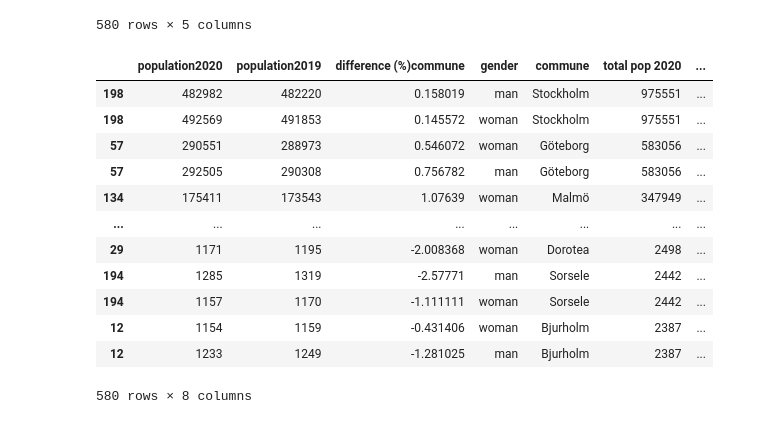
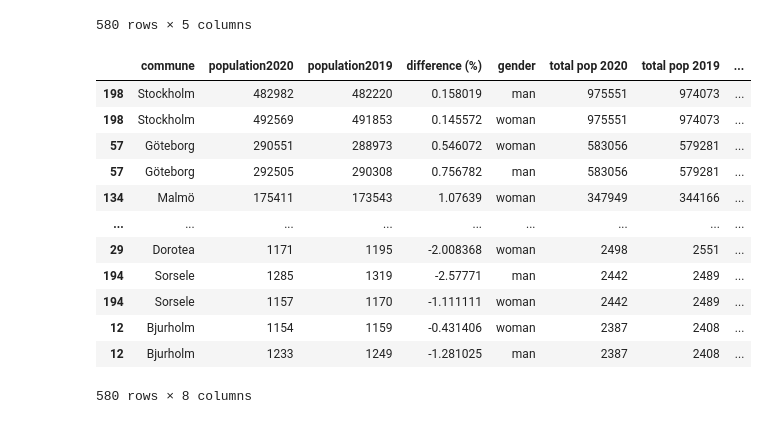
Before and after one commit to jwiegert/databehandling-joachim-wiegert, a Jupyter notebook: exercises/ex00_pandasbasics.ipynb, the cells around one changed output. Drawn from its saved outputs; the diff is of its cells as text; code cells hidden in the pictures.

```diff
--- a/exercises/ex00_pandasbasics.ipynb
+++ b/exercises/ex00_pandasbasics.ipynb
@@ -248,35 +248,33 @@ dfcitymerge
 # %%
 # Continues here instead
 
 # Create double total population data frame
 #df_double_cities = pd.concat([dfcities,dfcities])
 #df_double_cities.sort_values(by="commune")
-
 #df_double_cities.info()
 #dfcitymerge.info()
+#df_cities_totalmerge = pd.concat([dfcitymerge,df_double_cities], axis="columns")
 
-#df_cities_totalmerge = pd.concat([dfcitymerge,df_double_cities], axis="columns")
-df_cities_totalmerge = dfcitymerge.join(dfcities, lsuffix="commune").drop("communecommune", axis="columns")
-df_cities_totalmerge.sort_values(by="total pop 2020", ascending=False)
+# Join total data frame with gendered data frame, clean the results
+df_cities_totalmerge = dfcitymerge.join(dfcities, how="left", rsuffix="total").drop("communetotal", axis="columns")
+df_cities_totalmerge = df_cities_totalmerge.rename(
+    {"difference (%)total" : "total difference (%)"},
+    axis="columns")
 
-# TODO
-# Kolla dokumentationen på pandas.join
-# Prata med Kokchun om din merge här, du får extra "commune" inskrivet i vissa kolumner...
-
-# TODO
-# barplots etc
-# 3e and onward
+# Ordered by size
+df_cities_totalmerge = df_cities_totalmerge.sort_values(by="total pop 2020", ascending=False)
+df_cities_totalmerge
 # %% [output]
-|  | population2020 | population2019 | difference (%)commune | gender | commune | total pop 2020 | ... |
-| 198 | 482982 | 482220 | 0.158019 | man | Stockholm | 975551 | ... |
-| 198 | 492569 | 491853 | 0.145572 | woman | Stockholm | 975551 | ... |
-| 57 | 290551 | 288973 | 0.546072 | woman | Göteborg | 583056 | ... |
-| 57 | 292505 | 290308 | 0.756782 | man | Göteborg | 583056 | ... |
-| 134 | 175411 | 173543 | 1.07639 | woman | Malmö | 347949 | ... |
-| ... | ... | ... | ... | ... | ... | ... | ... |
-| 29 | 1171 | 1195 | -2.008368 | woman | Dorotea | 2498 | ... |
-| 194 | 1285 | 1319 | -2.57771 | man | Sorsele | 2442 | ... |
-| 194 | 1157 | 1170 | -1.111111 | woman | Sorsele | 2442 | ... |
-| 12 | 1154 | 1159 | -0.431406 | woman | Bjurholm | 2387 | ... |
-| 12 | 1233 | 1249 | -1.281025 | man | Bjurholm | 2387 | ... |
+|  | commune | population2020 | population2019 | difference (%) | gender | total pop 2020 | total pop 2019 | ... |
+| 198 | Stockholm | 482982 | 482220 | 0.158019 | man | 975551 | 974073 | ... |
+| 198 | Stockholm | 492569 | 491853 | 0.145572 | woman | 975551 | 974073 | ... |
+| 57 | Göteborg | 290551 | 288973 | 0.546072 | woman | 583056 | 579281 | ... |
+| 57 | Göteborg | 292505 | 290308 | 0.756782 | man | 583056 | 579281 | ... |
+| 134 | Malmö | 175411 | 173543 | 1.07639 | woman | 347949 | 344166 | ... |
+| ... | ... | ... | ... | ... | ... | ... | ... | ... |
+| 29 | Dorotea | 1171 | 1195 | -2.008368 | woman | 2498 | 2551 | ... |
+| 194 | Sorsele | 1285 | 1319 | -2.57771 | man | 2442 | 2489 | ... |
+| 194 | Sorsele | 1157 | 1170 | -1.111111 | woman | 2442 | 2489 | ... |
+| 12 | Bjurholm | 1154 | 1159 | -0.431406 | woman | 2387 | 2408 | ... |
+| 12 | Bjurholm | 1233 | 1249 | -1.281025 | man | 2387 | 2408 | ... |
 580 rows × 8 columns
```
Also changed, not shown: parts of 4 cells of this notebook.
